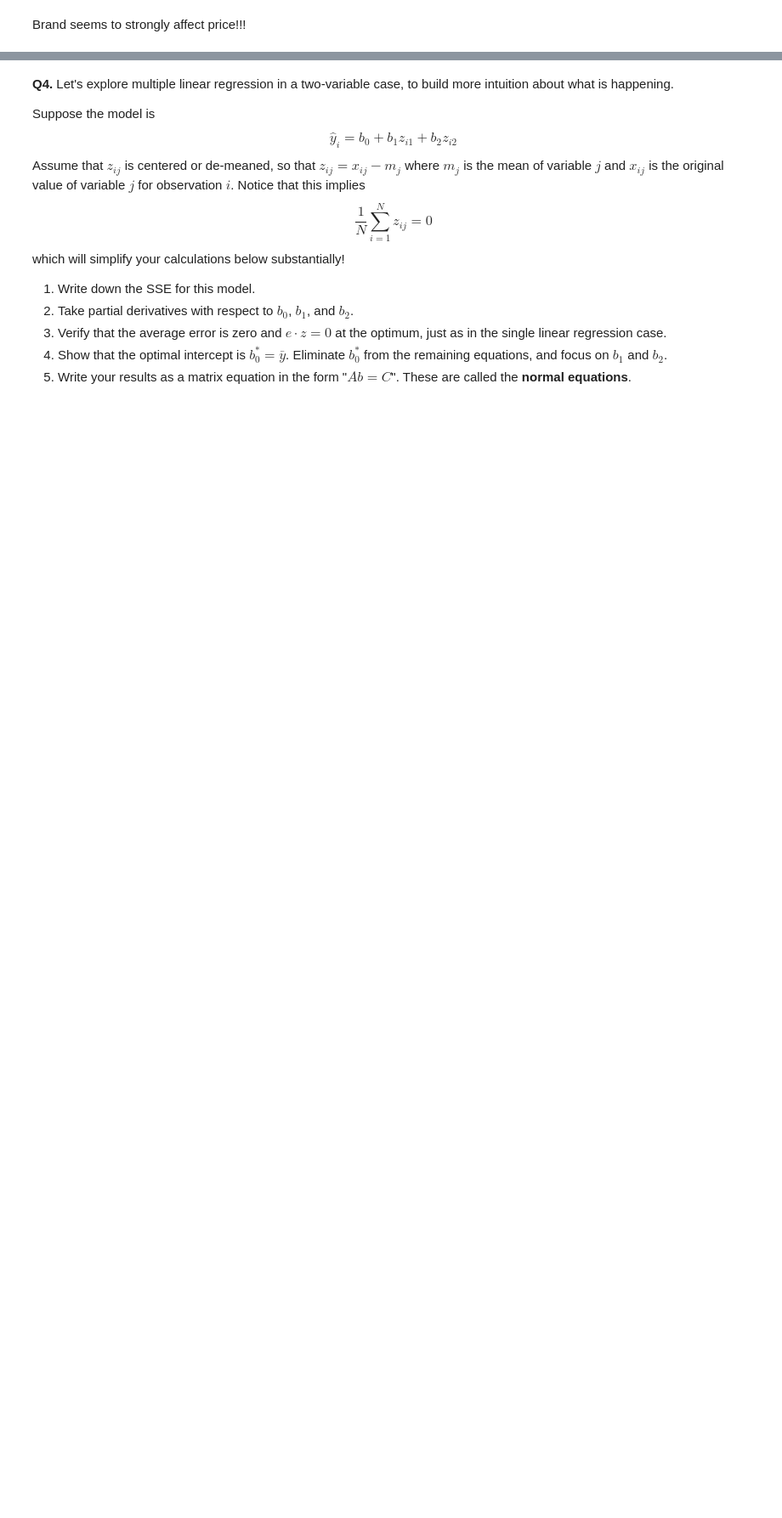
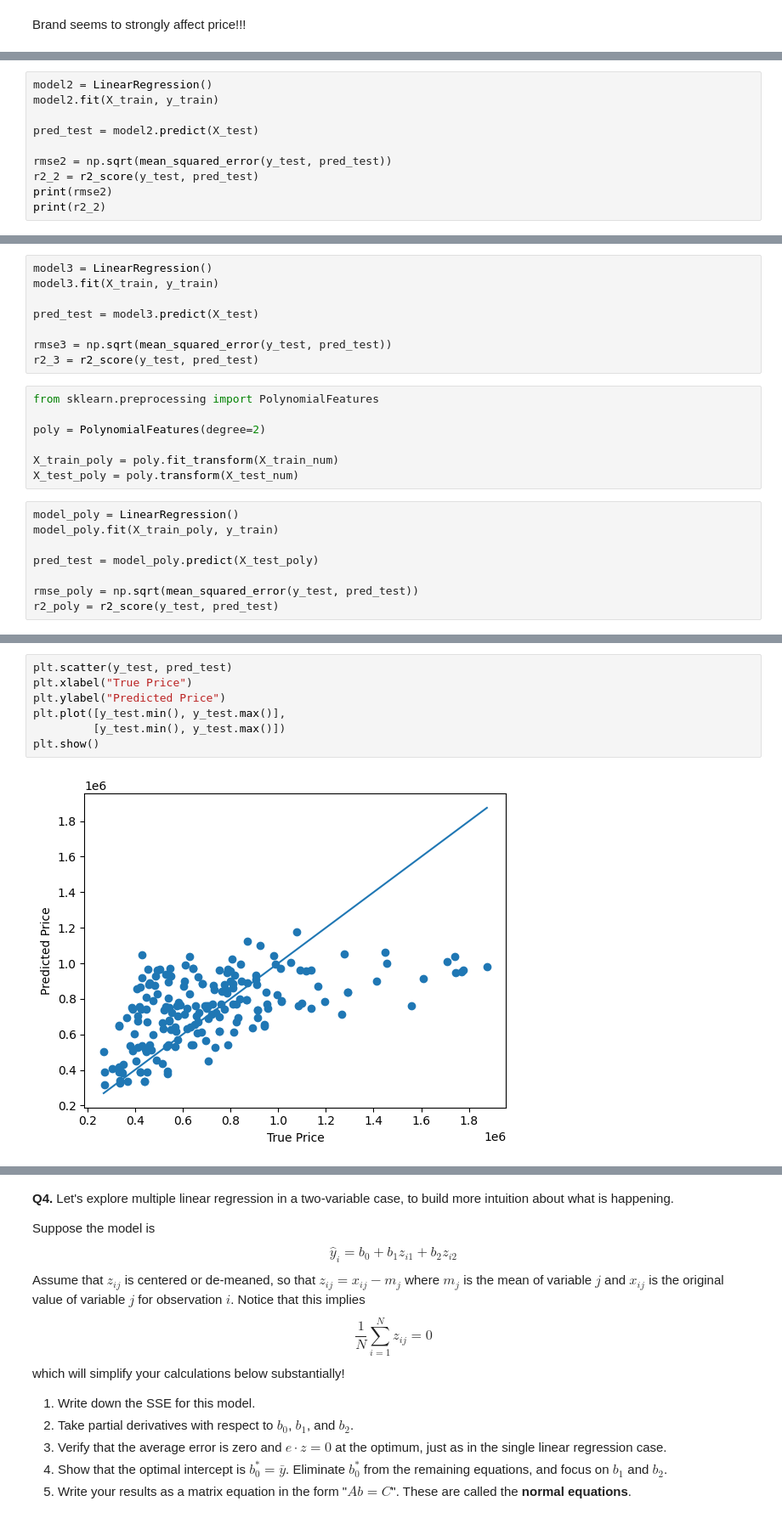
Before and after one commit to ananya-balach/linear_models, a Jupyter notebook: assignment/assignment.ipynb, the cells around one changed output, grey strips where cells are left out. Shown at 85% size. Saved outputs shown, nothing was run; the diff lists cells and outputs as text; blank space fills up the shorter version.

```diff
--- a/assignment/assignment.ipynb
+++ b/assignment/assignment.ipynb
@@ -317,0 +366,10 @@ Brand seems to strongly affect price!!!
+# %%
+model2 = LinearRegression()
+model2.fit(X_train, y_train)
+
+pred_test = model2.predict(X_test)
+
+rmse2 = np.sqrt(mean_squared_error(y_test, pred_test))
+r2_2 = r2_score(y_test, pred_test)
+print(rmse2)
+print(r2_2)
@@ -317,0 +397,23 @@ Brand seems to strongly affect price!!!
+# %%
+model3 = LinearRegression()
+model3.fit(X_train, y_train)
+
+pred_test = model3.predict(X_test)
+
+rmse3 = np.sqrt(mean_squared_error(y_test, pred_test))
+r2_3 = r2_score(y_test, pred_test)
+# %%
+from sklearn.preprocessing import PolynomialFeatures
+
+poly = PolynomialFeatures(degree=2)
+
+X_train_poly = poly.fit_transform(X_train_num)
+X_test_poly = poly.transform(X_test_num)
+# %%
+model_poly = LinearRegression()
+model_poly.fit(X_train_poly, y_train)
+
+pred_test = model_poly.predict(X_test_poly)
+
+rmse_poly = np.sqrt(mean_squared_error(y_test, pred_test))
+r2_poly = r2_score(y_test, pred_test)
@@ -317,0 +422,9 @@ Brand seems to strongly affect price!!!
+# %%
+plt.scatter(y_test, pred_test)
+plt.xlabel("True Price")
+plt.ylabel("Predicted Price")
+plt.plot([y_test.min(), y_test.max()],
+         [y_test.min(), y_test.max()])
+plt.show()
+# %% [output]
+[figure, added]
```
Also changed, not shown: parts of 13 cells of this notebook.
